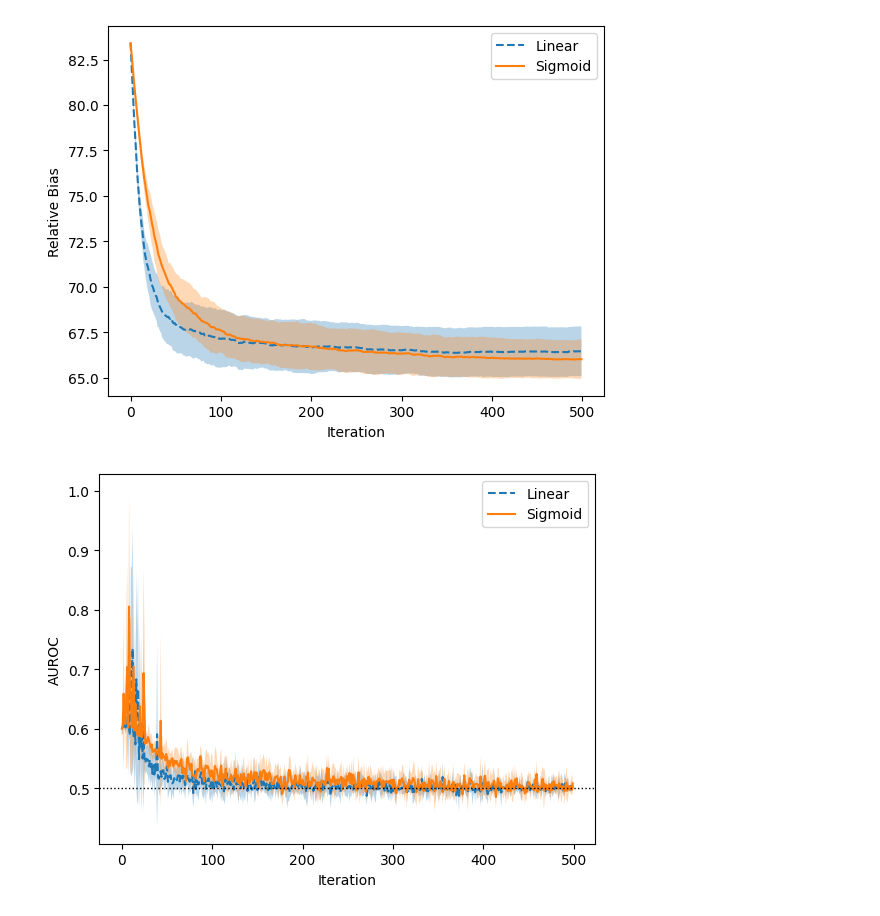
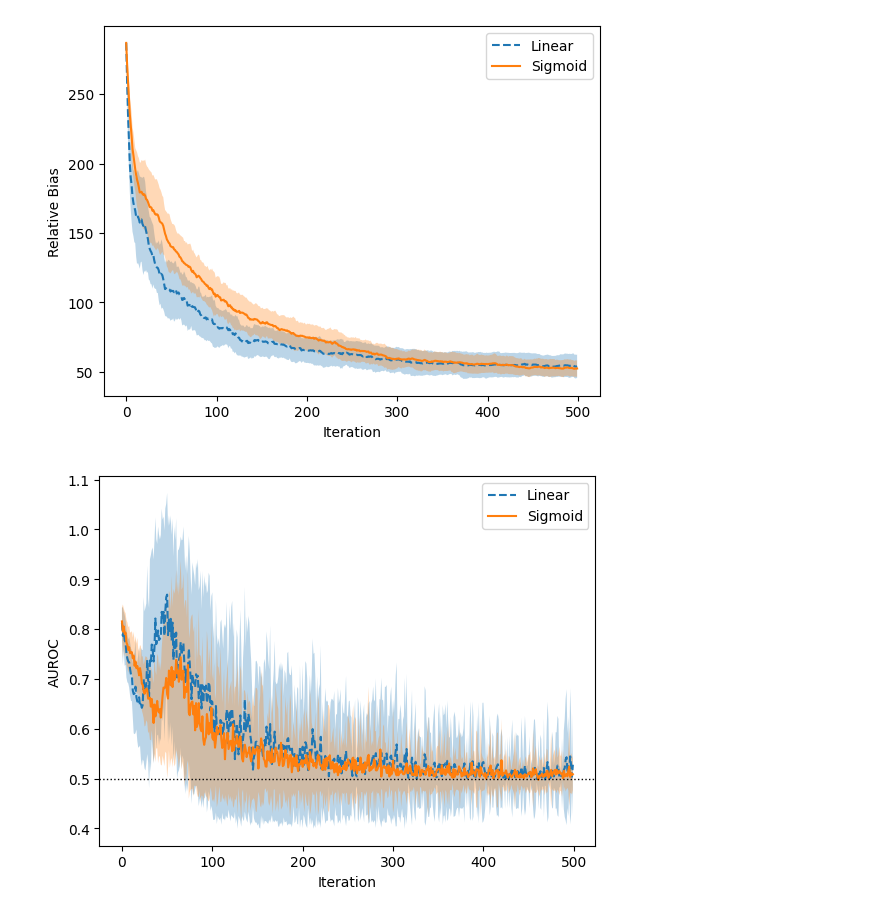
Before and after one commit to kramerlab/FeatureWeightDebiasing, a Jupyter notebook: notebooks/visualise_soft_mrs_analysis.ipynb, the cells around one changed output. Cells and saved outputs as stored; diff of their text form; code cells hidden in the pictures.

```diff
--- a/notebooks/visualise_soft_mrs_analysis.ipynb
+++ b/notebooks/visualise_soft_mrs_analysis.ipynb
@@ -8,17 +8,17 @@ import numpy as np
 save_path = Path("diagrams/soft_mrs_analysis")
 save_path.mkdir(exist_ok=True)
 # %%
-result_path = Path("../results/soft_mrs_analysis")
+result_path = Path("../thesis_results/soft_mrs_analysis")
 # methods_list = ["uniform","psa", "kmm", "mrs-forest", "fw-mrs-temperature",  "fw-mrs-temperature-svm", "soft-mrs-linear", "soft-mrs-exponential"]
 # bias_types = ["less_negative_class", "less_positive_class", "mean_difference",  "none"]
-bias_types = ["less_positive_class"]
+bias_types = ["none"]
 less_bias_strengths = ["0.1"]
 # mean_bias_strengthts = ["0.8", "0.9"]
 mean_bias_strengthts = ["0.8"]
 weight_types = ["linear", "exponential"]
 # datasets = ["folktables_employment", "folktables_income", "hr_analytics", "breast_cancer", "loan_prediction",
 # "gbs_allensbach", "gbs_gesis", "gbs_allensbach"]
-datasets = ["folktables_income"]
+datasets = ["gbs_allensbach"]
 # %%
 dict_list = []
 
@@ -117,8 +115,8 @@ plt.savefig(save_path / "mmds.pdf")
 # %%
-mean_linear_relative_bias = np.mean(linear_relative_bias, axis=0)[:500]
-std_linear_relative_bias = np.std(linear_relative_bias, axis=0)[:500]
-mean_exponential_relative_bias = np.mean(exponential_relative_bias, axis=0)[:500]
-std_exponential_relative_bias = np.std(exponential_relative_bias, axis=0)[:500]
+mean_linear_relative_bias = np.mean(linear_relative_bias, axis=0)
+std_linear_relative_bias = np.std(linear_relative_bias, axis=0)
+mean_exponential_relative_bias = np.mean(exponential_relative_bias, axis=0)
+std_exponential_relative_bias = np.std(exponential_relative_bias, axis=0)
 
 sns.lineplot(mean_linear_relative_bias, label="Linear", linestyle="dashed").set(xlabel="Iteration", ylabel="Relative Bias")
 plt.fill_between(x= list(range(len(mean_linear_relative_bias))), y1=mean_linear_relative_bias + std_linear_relative_bias,
@@ -128,21 +126,21 @@ plt.fill_between(x= list(range(len(mean_exponential_relative_bias))), y1=mean_ex
                  y2=mean_exponential_relative_bias - std_exponential_relative_bias, alpha=0.3)
 plt.savefig(save_path / "relative_bias.pdf")
 # %% [output]
-[figure, old version]
+[figure, new version]
 # %%
-mean_linear_aurocs = np.mean(linear_aurocs, axis=0)[:500]
-std_linear_aurocs = np.std(linear_aurocs, axis=0)[:500]
-mean_exponential_aurocs = np.mean(exponential_aurocs, axis=0)[:500]
-std_exponential_aurocs = np.std(exponential_aurocs, axis=0)[:500]
+mean_linear_aurocs = np.mean(linear_aurocs, axis=0)
+std_linear_aurocs = np.std(linear_aurocs, axis=0)
+mean_exponential_aurocs = np.mean(exponential_aurocs, axis=0)
+std_exponential_aurocs = np.std(exponential_aurocs, axis=0)
 
 sns.lineplot(mean_linear_aurocs, label="Linear", linestyle="dashed").set(xlabel="Iteration", ylabel="AUROC")
 plt.fill_between(x= list(range(len(mean_linear_aurocs))), y1=mean_linear_aurocs + std_linear_aurocs,
                  y2=mean_linear_aurocs - std_linear_aurocs, alpha=0.3)
 sns.lineplot(mean_exponential_aurocs, label="Sigmoid")
 plt.axhline(y=0.5, color="black", linestyle="dotted", linewidth=1)
 plt.fill_between(x= list(range(len(mean_exponential_aurocs))), y1=mean_exponential_aurocs + std_exponential_aurocs,
                  y2=mean_exponential_aurocs - std_exponential_aurocs, alpha=0.3)
 plt.savefig(save_path / "aurocs.pdf")
 # %% [output]
-[figure, old version]
+[figure, new version]
 # %%
```
Also changed, not shown: parts of 3 cells of this notebook, 13 other files.
